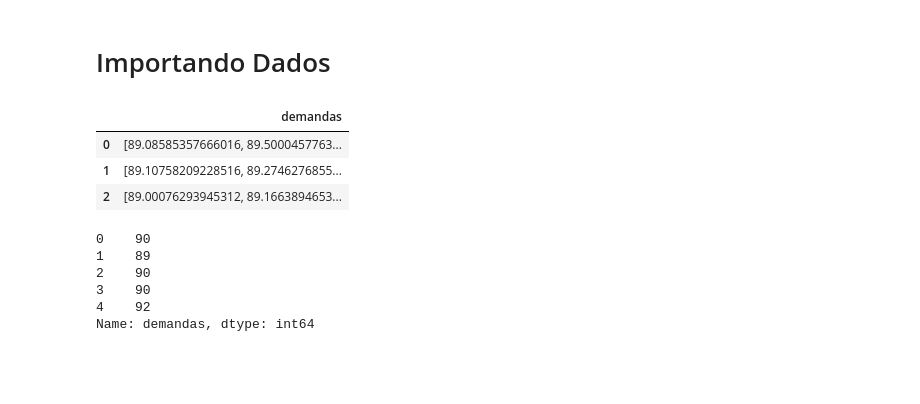
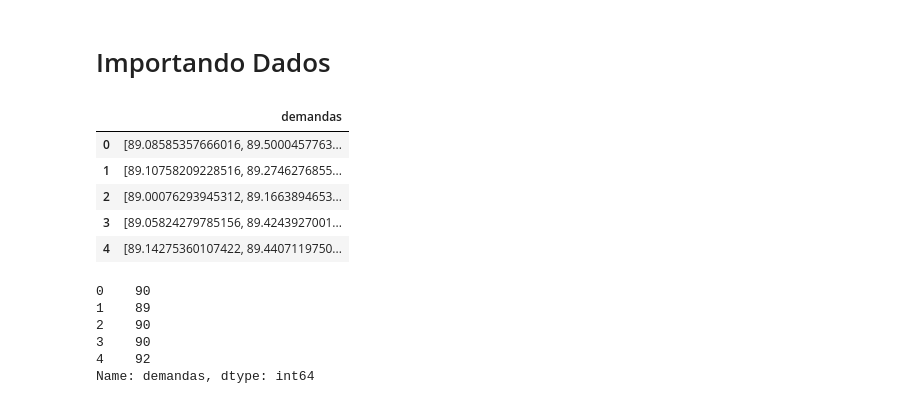
Before and after one commit to MarcioB1999/Prev_For_ULS, a Jupyter notebook: Modelos_previsao/previsoes_analise.ipynb, the cells around one changed output. Cells and saved outputs as stored; diff of their text form; code cells hidden in the pictures; blank space fills up the shorter version.

```diff
--- a/Modelos_previsao/previsoes_analise.ipynb
+++ b/Modelos_previsao/previsoes_analise.ipynb
@@ -39,18 +39,20 @@ past = 'C:/Users/marcio/Documents/Prev_For_ULS/Resultados/tabelas/Previsoes/'
 # %%
 previsoes_np = {}
 previsoes = []
-for index in range(3):
+for index in range(60):
     with open(past+f'Prev_pro/Previsao_pro{index}.txt', "r") as arquivo:
 	    previsoes.append([float(demanda) for demanda in arquivo.read().split(',')])
 
 previsoes_np['demandas'] = previsoes
 previsoes_np = pd.DataFrame(previsoes_np)
 previsoes_np.head()
 # %% [output]
 |  | demandas |
 | 0 | [89.08585357666016, 89.5000457763... |
 | 1 | [89.10758209228516, 89.2746276855... |
 | 2 | [89.00076293945312, 89.1663894653... |
+| 3 | [89.05824279785156, 89.4243927001... |
+| 4 | [89.14275360107422, 89.4407119750... |
 # %%
 previsoes_ar = {}
 previsoes = []
```
Also changed, not shown: parts of 4 cells of this notebook, 10 other files.
